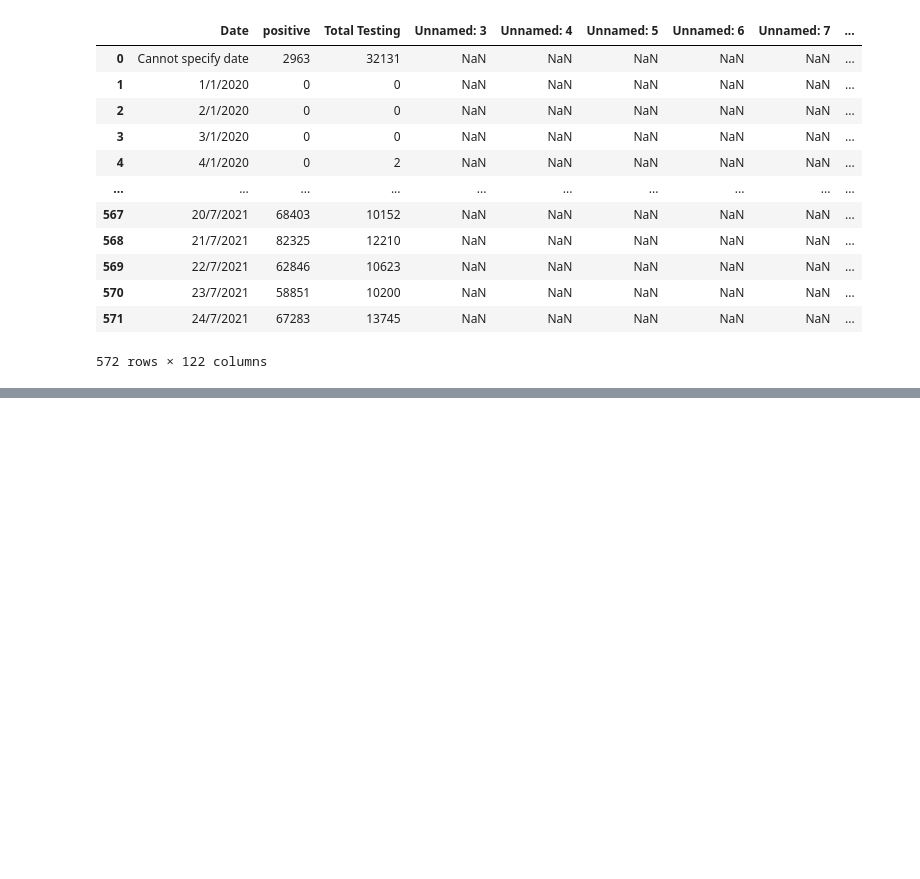
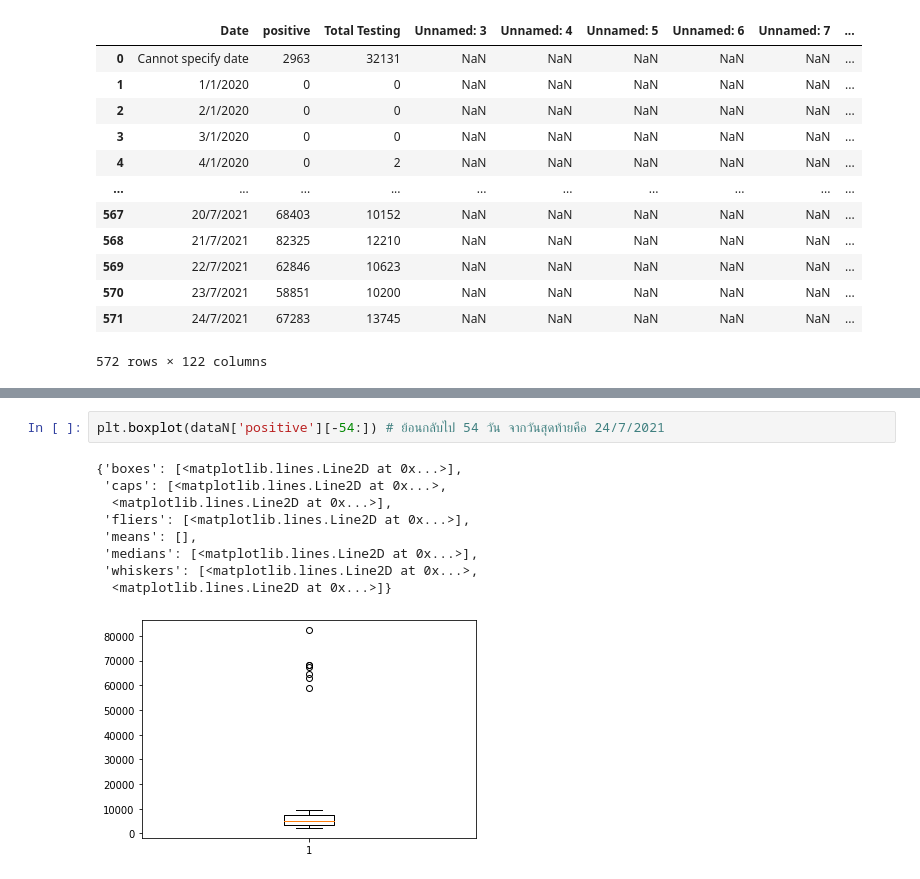
Before and after one commit to team0243/DWDM21, a Jupyter notebook: Data102(Chapter2).ipynb, the cells around one changed output, grey strips where cells are left out. Drawn from its saved outputs; the diff is of its cells as text; blank space fills up the shorter version.

```diff
--- a/Data102(Chapter2).ipynb
+++ b/Data102(Chapter2).ipynb
@@ -34,0 +155,12 @@ data
+# %%
+plt.boxplot(dataN['positive'][-54:]) # ย้อนกลับไป 54 วัน จากวันสุดท้ายคือ 24/7/2021
+# %% [output]
+{'boxes': [<matplotlib.lines.Line2D at 0x...>],
+ 'caps': [<matplotlib.lines.Line2D at 0x...>,
+  <matplotlib.lines.Line2D at 0x...>],
+ 'fliers': [<matplotlib.lines.Line2D at 0x...>],
+ 'means': [],
+ 'medians': [<matplotlib.lines.Line2D at 0x...>],
+ 'whiskers': [<matplotlib.lines.Line2D at 0x...>,
+  <matplotlib.lines.Line2D at 0x...>]}
+[figure, added]
```
Also changed, not shown: parts of 25 cells of this notebook.
